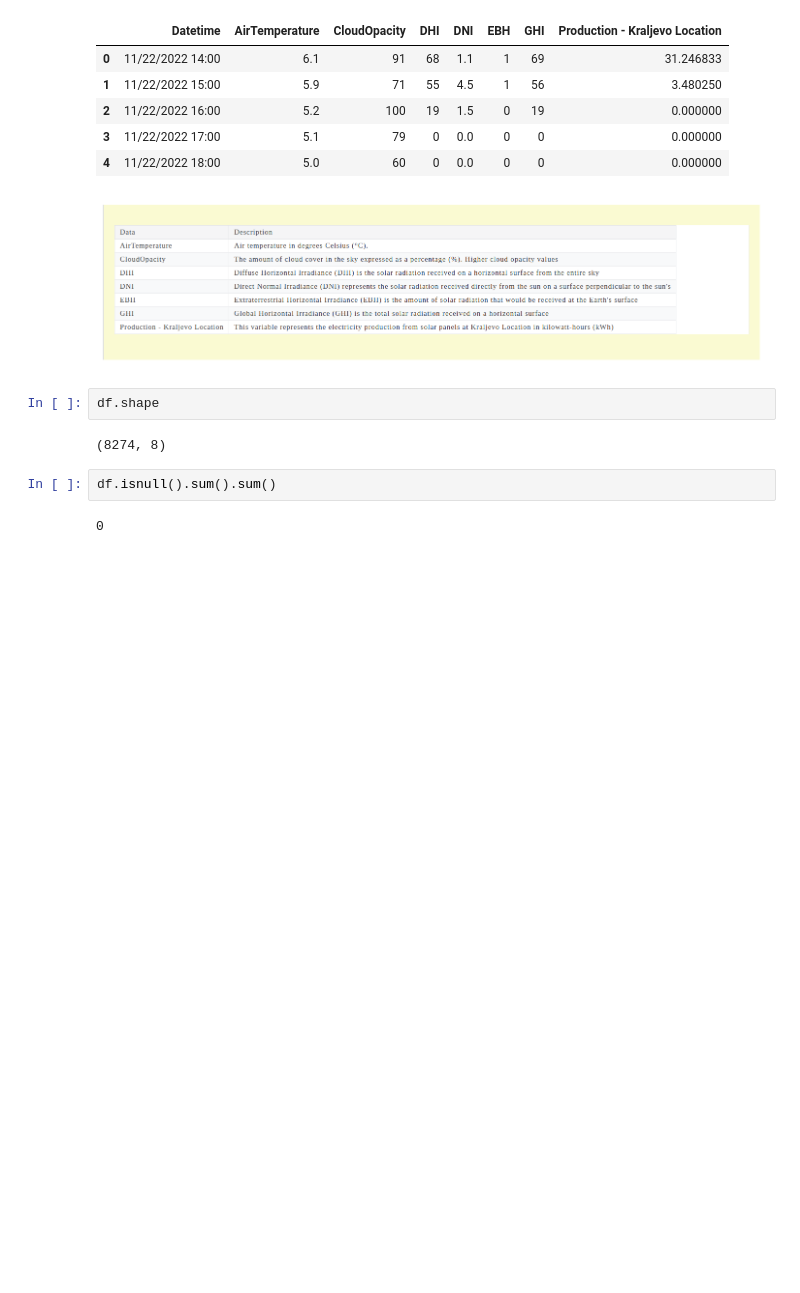
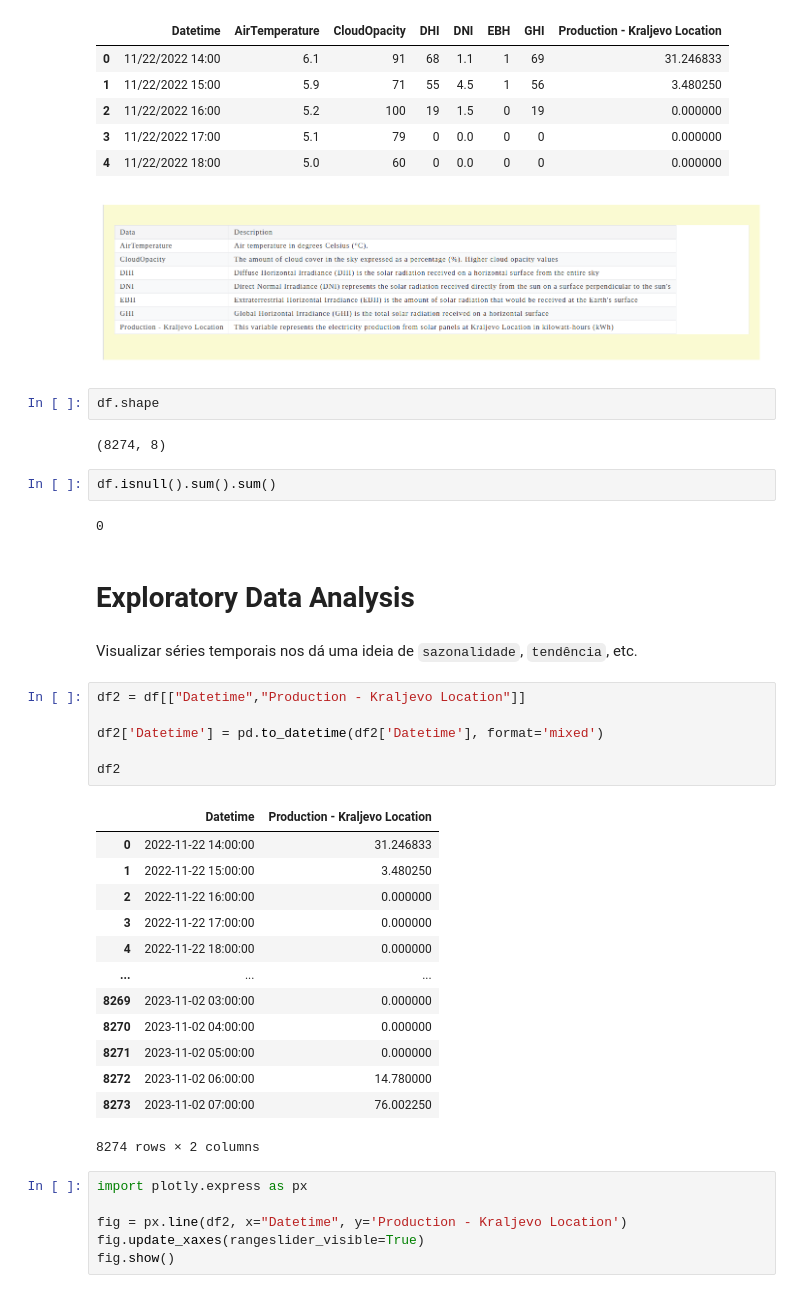
Before and after one commit to EddyGiusepe/Time_Series_ONE, a Jupyter notebook: Fb-Prophet_with_Multiple_Regressors_for_Time-Series/Fb-Prophet_with_Multiple_Regressors.ipynb, the cells around one changed output. Drawn from its saved outputs; the diff is of its cells as text; blank space fills up the shorter version.

```diff
--- a/Fb-Prophet_with_Multiple_Regressors_for_Time-Series/Fb-Prophet_with_Multiple_Regressors.ipynb
+++ b/Fb-Prophet_with_Multiple_Regressors_for_Time-Series/Fb-Prophet_with_Multiple_Regressors.ipynb
@@ -62,3 +62,33 @@ df.shape
 df.isnull().sum().sum()
 # %% [output]
 0
+# %% [markdown]
+# <font color="gree">Exploratory Data Analysis</font>
+# %% [markdown]
+Visualizar séries temporais nos dá uma ideia de `sazonalidade`, `tendência`, etc.
+# %%
+df2 = df[["Datetime","Production - Kraljevo Location"]]
+
+df2['Datetime'] = pd.to_datetime(df2['Datetime'], format='mixed')
+
+df2
+# %% [output]
+|  | Datetime | Production - Kraljevo Location |
+| 0 | 2022-11-22 14:00:00 | 31.246833 |
+| 1 | 2022-11-22 15:00:00 | 3.480250 |
+| 2 | 2022-11-22 16:00:00 | 0.000000 |
+| 3 | 2022-11-22 17:00:00 | 0.000000 |
+| 4 | 2022-11-22 18:00:00 | 0.000000 |
+| ... | ... | ... |
+| 8269 | 2023-11-02 03:00:00 | 0.000000 |
+| 8270 | 2023-11-02 04:00:00 | 0.000000 |
+| 8271 | 2023-11-02 05:00:00 | 0.000000 |
+| 8272 | 2023-11-02 06:00:00 | 14.780000 |
+| 8273 | 2023-11-02 07:00:00 | 76.002250 |
+8274 rows × 2 columns
+# %%
+import plotly.express as px
+
+fig = px.line(df2, x="Datetime", y='Production - Kraljevo Location')
+fig.update_xaxes(rangeslider_visible=True)
+fig.show()
```
